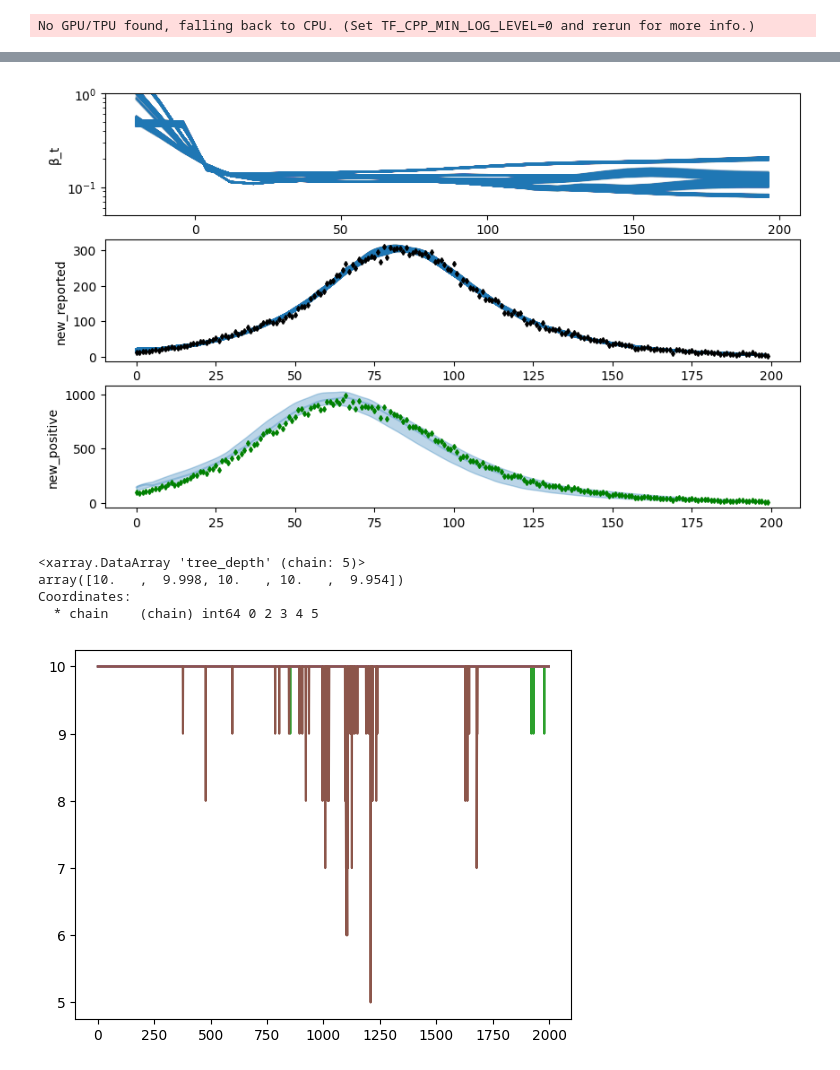
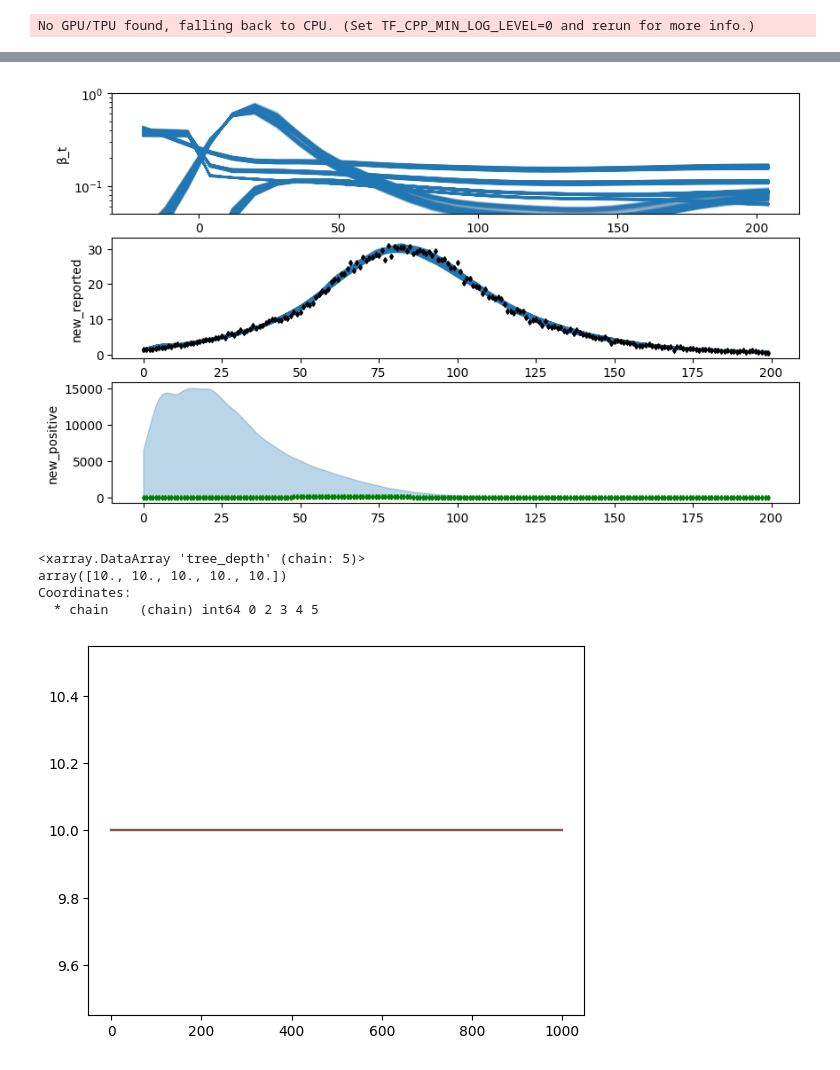
Before and after one commit to waldie11/covid19_ode_inference, a Jupyter notebook: notebooks/seropositivity_model.ipynb, the cells around one changed output, grey strips where cells are left out. Drawn from its saved outputs; the diff is of its cells as text; code cells hidden in the pictures.

```diff
--- a/notebooks/seropositivity_model.ipynb
+++ b/notebooks/seropositivity_model.ipynb
@@ -17,10 +17,10 @@ remove_beg_end = lambda x: x[1:-1]
 data1 = np.loadtxt("example1.csv", skiprows=1, delimiter=",", converters={0:id_func, 1:remove_beg_end, 2:remove_beg_end})
 data2 = np.loadtxt("example1_SIR.csv", skiprows=1, delimiter=",")#, converters={0:id_func, 1:remove_beg_end, 2:remove_beg_end})
 N=100_000
-cases_data = data1[:, 2]
+cases_data = data1[:, 2] * 0.1
 t_cases_data = np.arange(len(cases_data))
-seropos_data = data2[:, 3]/N
-dead_data = np.cumsum(data2[:,2]*0.0025)[1:]#+1000
+seropos_data = (1 - data2[:, 1]/N) *0.1
+dead_data = np.cumsum(data2[:,2]*0.0025)[1:]*0.1#+1000
 t_seropos_data = np.array([1,75,180])
 seropos_data_subs = seropos_data[t_seropos_data]
 len_sim = len(cases_data)
@@ -103,13 +103,13 @@ init_dict = get_initial_random_points(num_chains, model = cov19_ode.examples.mod
 idata_gen = cov19_ode.custom_sample.my_sample(
 # idata_gen = pm.sample(
     model=model,
-    tune=5000,
-    draws=2000,
+    tune=2000,
+    draws=1000,
     cores=num_chains,
     discard_tuned_samples=False,
     nuts_sampler="mynumpyro",
     target_accept=0.9,
-    initvals=init_dict,
+#     initvals=init_dict,
     nuts_sampler_kwargs=dict(
         chain_method="parallel",
         nuts_kwargs=dict(max_tree_depth=10,
@@ -203,27 +199,27 @@ plt.ylabel("dead");
 # %%
 f, axes = plt.subplots(3,1, figsize = (10,6))
 t_solve_ODE = model.coords["t_solve_ODE"]
 
 f.sca(axes[0])
 plt.plot(t_solve_ODE, idata.posterior["beta_t"].to_numpy().reshape((-1, len(t_solve_ODE))).T, color="tab:blue", alpha = 0.02);
 plt.ylabel("β_t")
 plt.ylim((0.05,1))
 plt.yscale("log")
 
 f.sca(axes[1])
 plt.plot(idata.posterior["new_reported"].to_numpy().reshape((-1, len_sim)).T, color="tab:blue", alpha = 0.02);
 plt.plot(cases_data, marker="d", color="black", ls="", ms=3);
 plt.ylabel("new_reported")
 
 f.sca(axes[2])
 new_positive_inferred = idata.posterior["new_positive"].to_numpy().reshape((-1, len_sim))
 plt.plot(time, np.median(new_positive_inferred, axis=0), color="tab:blue", alpha = 0.3)
 plt.fill_between(time, *np.percentile(new_positive_inferred, q=(2.5,97.5), axis=0), color="tab:blue", alpha = 0.3)
-plt.plot(data1[:, 1], marker="d", color="green", ls="", ms=3);
+plt.plot(data1[:, 1]*0.1, marker="d", color="green", ls="", ms=3);
 #plt.plot(cases_data, marker="d", color="black", ls="", ms=3);
 plt.ylabel("new_positive");
 # %% [output]
-[figure, old version]
+[figure, new version]
 # %%
 ax_treedepth = plt.plot(idata.sample_stats["tree_depth"].T);
 for i in range(len(ax_treedepth)):
@@ -231,10 +227,10 @@ for i in range(len(ax_treedepth)):
 np.mean(idata.sample_stats["tree_depth"], axis=1)
 # %% [output]
 <xarray.DataArray 'tree_depth' (chain: 5)>
-array([10.   ,  9.998, 10.   , 10.   ,  9.954])
+array([10., 10., 10., 10., 10.])
 Coordinates:
   * chain    (chain) int64 0 2 3 4 5
-[figure, old version]
+[figure, new version]
 # %%
 import arviz as az
 rhat = az.rhat(idata)
```
Also changed, not shown: parts of 8 cells of this notebook.
